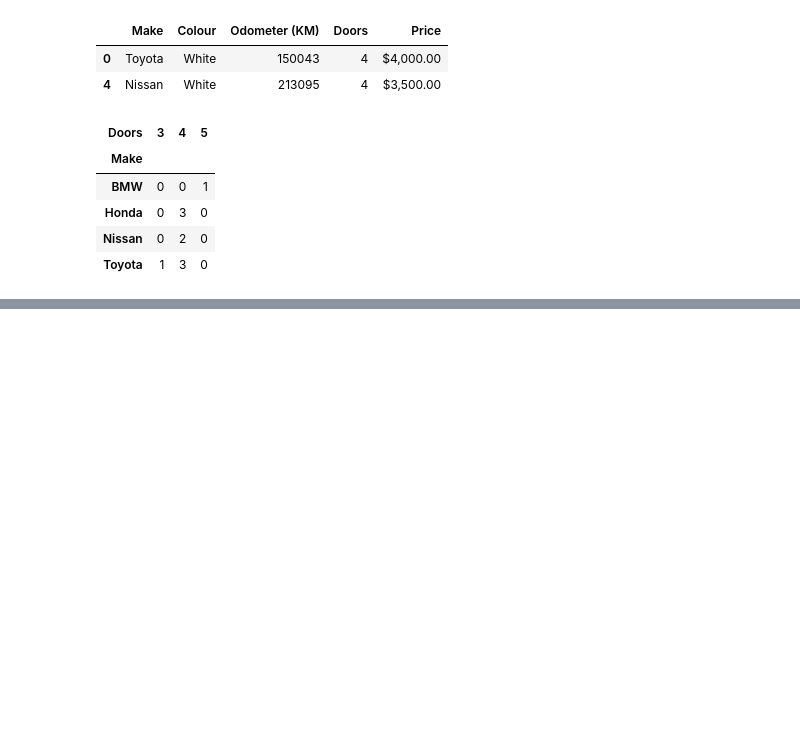
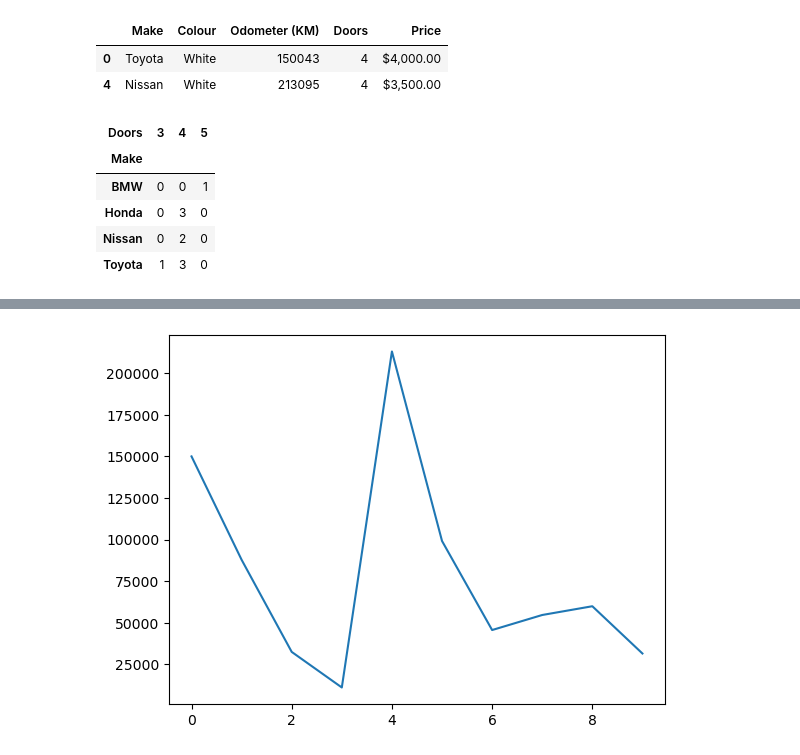
Before and after one commit to Mstewart93/Machine-Learning, a Jupyter notebook: Learning_Log/Introduction-to-Pandas.ipynb, the cells around one changed output, grey strips where cells are left out. Drawn from its saved outputs; the diff is of its cells as text; code cells hidden in the pictures; blank space fills up the shorter version.

```diff
--- a/Learning_Log/Introduction-to-Pandas.ipynb
+++ b/Learning_Log/Introduction-to-Pandas.ipynb
@@ -473,0 +464,4 @@ pd.crosstab(car_sales["Make"], car_sales["Doors"])
+# %%
+car_sales["Odometer (KM)"].plot(); #the ; prevents it from printing plot class
+# %% [output]
+[figure, added]
```
Also changed, not shown: parts of 75 cells of this notebook, 2 other files.
